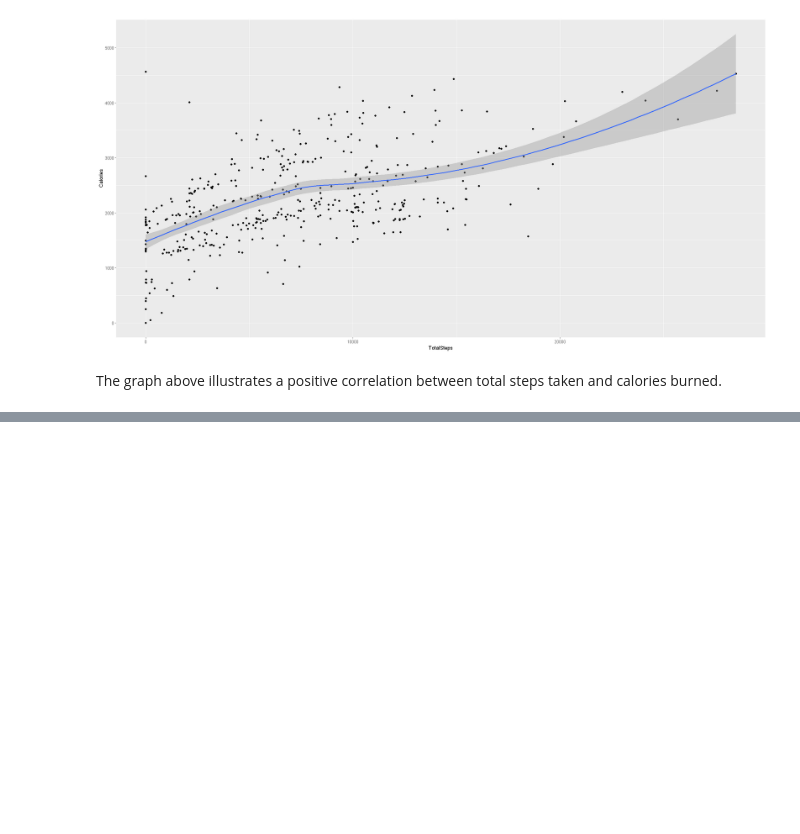
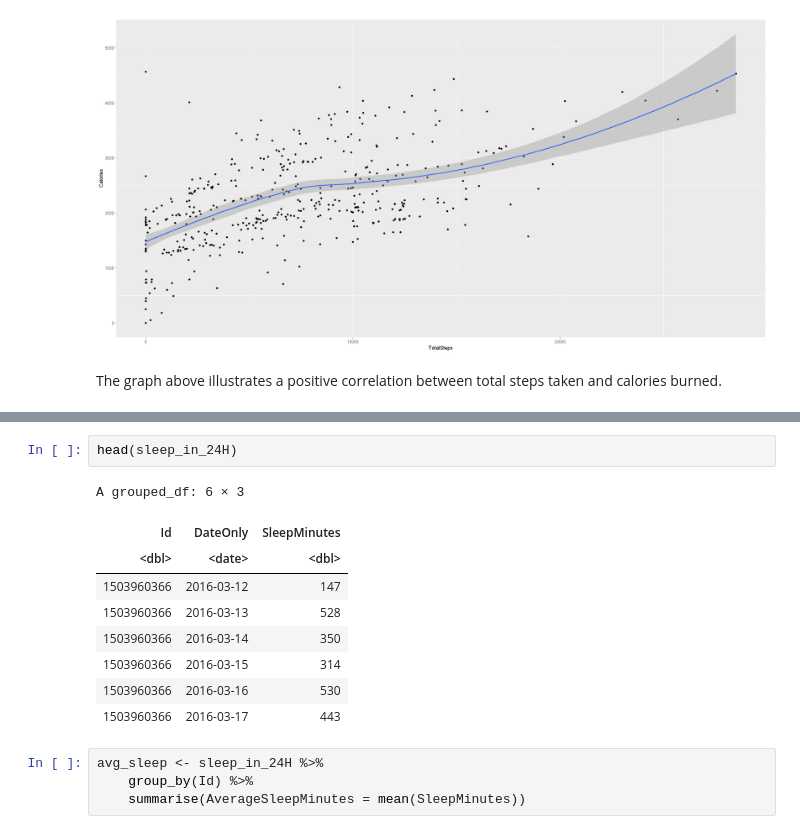
Before and after one commit to abdrau26/Bellabeat_Case_Study_Using_R, a Jupyter notebook: Bellabeat Case Study.ipynb, the cells around one changed output, grey strips where cells are left out. Saved outputs shown, nothing was run; the diff lists cells and outputs as text; blank space fills up the shorter version.

```diff
--- a/Bellabeat Case Study.ipynb
+++ b/Bellabeat Case Study.ipynb
@@ -538,0 +562,16 @@ The graph above illustrates a positive correlation between total steps taken and
+# %%
+head(sleep_in_24H)
+# %% [output]
+A grouped_df: 6 × 3
+| Id | DateOnly | SleepMinutes |
+| <dbl> | <date> | <dbl> |
+| 1503960366 | 2016-03-12 | 147 |
+| 1503960366 | 2016-03-13 | 528 |
+| 1503960366 | 2016-03-14 | 350 |
+| 1503960366 | 2016-03-15 | 314 |
+| 1503960366 | 2016-03-16 | 530 |
+| 1503960366 | 2016-03-17 | 443 |
+# %%
+avg_sleep <- sleep_in_24H %>%
+    group_by(Id) %>%
+    summarise(AverageSleepMinutes = mean(SleepMinutes))
```
Also changed, not shown: parts of 10 cells of this notebook.
